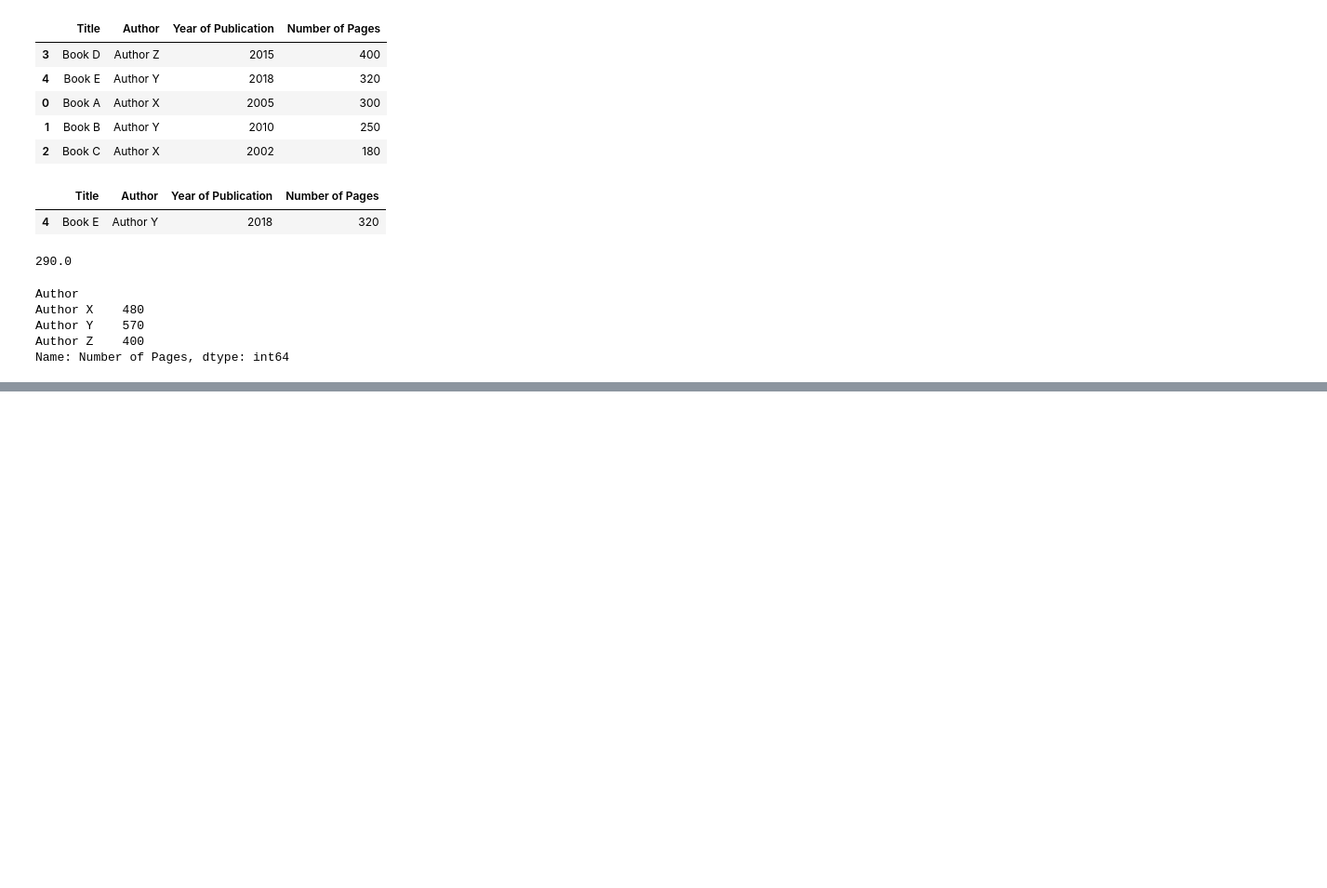
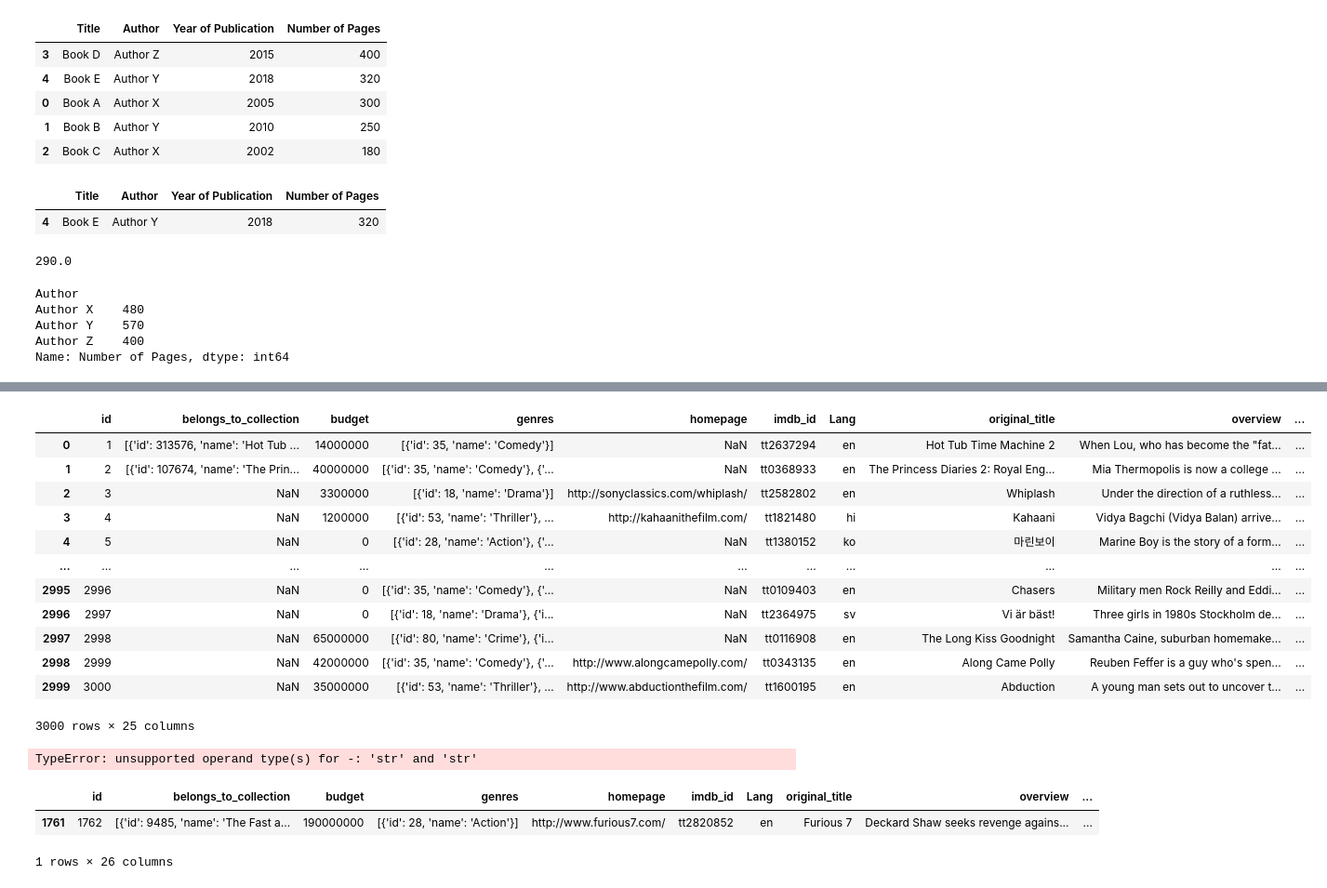
Before and after one commit to azameap/Python, a Jupyter notebook: Pandas_and_Numpy.ipynb, the cells around one changed output, grey strips where cells are left out. Shown: that part at 93% size. Cells and saved outputs as stored; diff of their text form; code cells hidden in the pictures; blank space fills up the shorter version.

```diff
--- a/Pandas_and_Numpy.ipynb
+++ b/Pandas_and_Numpy.ipynb
@@ -589,0 +645,20 @@ Name: Number of Pages, dtype: int64
+# %%
+# so if you want to change the name of any column in the data frame we use
+#rename()
+#first we see what all columns do we have
+imdb_df.columns
+#lets put it in alist for better visualisation
+list(imdb_df.columns)
+#now you want to change the name of any of the columns, suppose we want to change 'original_language'
+#to "lang"
+imdb_df.rename(columns = {'original_language': 'Lang'})
+list(imdb_df.columns) # we see after again running the column list to check if change hads been made
+#what do we see? no change in the original datframe
+#if we put it in a variable and call that variable
+df = imdb_df.rename(columns = {'original_language': 'Lang'})
+#call the columns of this df now
+df.columns
+#we see a change there but if we want the change in the original data frame
+#we use inplace = True
+imdb_df.rename(columns = {'original_language': 'Lang'},inplace = True)
+imdb_df.columns # see there  is a change in the original data frame
@@ -589,0 +753,38 @@ Name: Number of Pages, dtype: int64
+# %%
+#Now we do one thing we create a new column using loc function
+imdb_df.loc[:,'half_runtime'] = imdb_df.loc[:,'runtime'] * 0.5
+imdb_df
+#another method
+imdb_df['half time new'] = imdb_df['runtime'] * 0.5
+imdb_df
+#both are correct
+# %% [output]
+|  | id | belongs_to_collection | budget | genres | homepage | imdb_id | Lang | original_title | overview | ... |
+| 0 | 1 | [{'id': 313576, 'name': 'Hot Tub ... | 14000000 | [{'id': 35, 'name': 'Comedy'}] | NaN | tt2637294 | en | Hot Tub Time Machine 2 | When Lou, who has become the "fat... | ... |
+| 1 | 2 | [{'id': 107674, 'name': 'The Prin... | 40000000 | [{'id': 35, 'name': 'Comedy'}, {'... | NaN | tt0368933 | en | The Princess Diaries 2: Royal Eng... | Mia Thermopolis is now a college ... | ... |
+| 2 | 3 | NaN | 3300000 | [{'id': 18, 'name': 'Drama'}] | http://sonyclassics.com/whiplash/ | tt2582802 | en | Whiplash | Under the direction of a ruthless... | ... |
+| 3 | 4 | NaN | 1200000 | [{'id': 53, 'name': 'Thriller'}, ... | http://kahaanithefilm.com/ | tt1821480 | hi | Kahaani | Vidya Bagchi (Vidya Balan) arrive... | ... |
+| 4 | 5 | NaN | 0 | [{'id': 28, 'name': 'Action'}, {'... | NaN | tt1380152 | ko | 마린보이 | Marine Boy is the story of a form... | ... |
+| ... | ... | ... | ... | ... | ... | ... | ... | ... | ... | ... |
+| 2995 | 2996 | NaN | 0 | [{'id': 35, 'name': 'Comedy'}, {'... | NaN | tt0109403 | en | Chasers | Military men Rock Reilly and Eddi... | ... |
+| 2996 | 2997 | NaN | 0 | [{'id': 18, 'name': 'Drama'}, {'i... | NaN | tt2364975 | sv | Vi är bäst! | Three girls in 1980s Stockholm de... | ... |
+| 2997 | 2998 | NaN | 65000000 | [{'id': 80, 'name': 'Crime'}, {'i... | NaN | tt0116908 | en | The Long Kiss Goodnight | Samantha Caine, suburban homemake... | ... |
+| 2998 | 2999 | NaN | 42000000 | [{'id': 35, 'name': 'Comedy'}, {'... | http://www.alongcamepolly.com/ | tt0343135 | en | Along Came Polly | Reuben Feffer is a guy who's spen... | ... |
+| 2999 | 3000 | NaN | 35000000 | [{'id': 53, 'name': 'Thriller'}, ... | http://www.abductionthefilm.com/ | tt1600195 | en | Abduction | A young man sets out to uncover t... | ... |
+3000 rows × 25 columns
+# %%
+#Now new column by add sub mult dive two columns
+imdb_df['movie_profit'] = imdb_df['revenue'] - imdb_df['budget']
+imdb_df
+#lets see can we add two string columns
+imdb_df['movie_new_status'] = imdb_df['status'] - imdb_df['Lang']
+#error two strings cannot be added only numeric values
+# %% [output]
+TypeError: unsupported operand type(s) for -: 'str' and 'str'
+# %%
+imdb_df['movie_profit'].head(2)
+imdb_df.sort_values('movie_profit', ascending = False).head(1)
+# %% [output]
+|  | id | belongs_to_collection | budget | genres | homepage | imdb_id | Lang | original_title | overview | ... |
+| 1761 | 1762 | [{'id': 9485, 'name': 'The Fast a... | 190000000 | [{'id': 28, 'name': 'Action'}] | http://www.furious7.com/ | tt2820852 | en | Furious 7 | Deckard Shaw seeks revenge agains... | ... |
+1 rows × 26 columns
```
Also changed, not shown: parts of 22 cells of this notebook.
